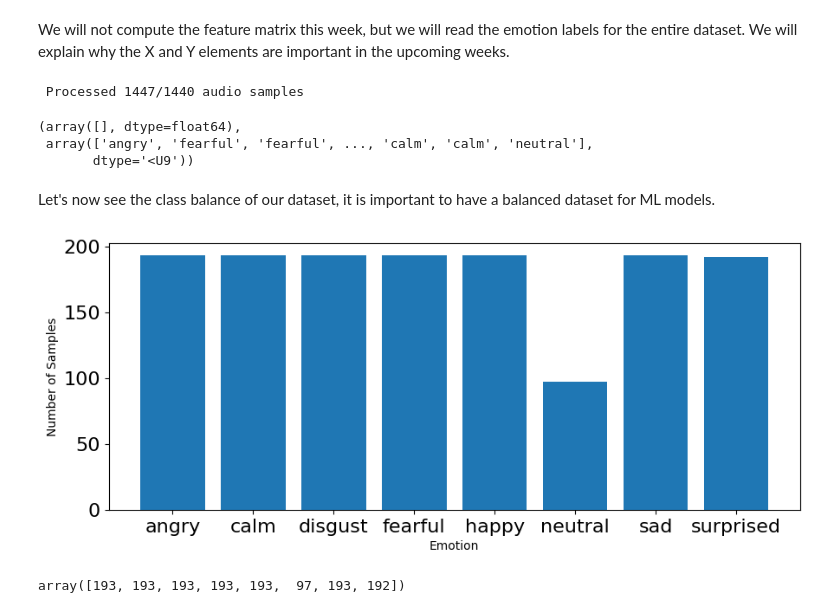
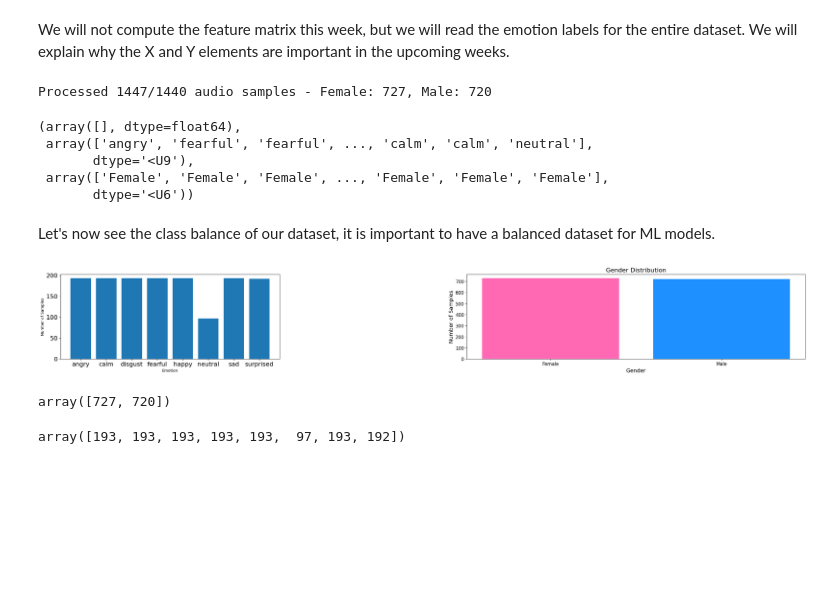
Before and after one commit to IAT-ExploringAI-2025/Week2-DataPreprocessing, a Jupyter notebook: Week 2.ipynb, the cells around one changed output. Saved outputs shown, nothing was run; the diff lists cells and outputs as text; code cells hidden in the pictures; blank space fills up the shorter version.

Commit message:
Final Notebook (emotion graph + gender balance complete)

```diff
--- a/Week 2.ipynb
+++ b/Week 2.ipynb
@@ -675,46 +675,78 @@ import os, glob
 def load_data():
     X,y=[],[]
     count = 0
+    male_count = 0
+    female_count = 0
+    gender_list = []
+
     for file in glob.glob("Audio Data/*/*.wav"):
         file_name=os.path.basename(file)
         emotion=emotions_dict[file_name.split("-")[2]]
         #features = get_features(file)
         #X.append(features)
+
+        gender_number = int(file_name.split("-")[6].replace('.wav', ''))
+
+        if gender_number % 2 == 0:  # Even -> Female
+            female_count += 1
+            gender_list.append('Female')
+        else:  # Odd -> Male
+            male_count += 1
+            gender_list.append('Male')
+
         y.append(emotion)
         count += 1
+        print(f'\rProcessed {count}/{1440} audio samples - Female: {female_count}, Male: {male_count}', end=' ')
         # '\r' + end='' results in printing over same line
-        print('\r' + f' Processed {count}/{1440} audio samples',end=' ')
+        #print('\r' + f' Processed {count}/{1440} audio samples',end=' ')
     # Return arrays to plug into sklearn's cross-validation algorithms
-    return np.array(X), np.array(y)
+    return np.array(X), np.array(y), np.array(gender_list)
 # %% [markdown]
 We will not compute the feature matrix this week, but we will read the emotion labels for the entire dataset.
 We will explain why the X and Y elements are important in the upcoming weeks.
 # %%
-features, emotions = load_data()
+features, emotions, genders = load_data()
 # %% [output]
- Processed 1447/1440 audio samples
+Processed 1447/1440 audio samples - Female: 727, Male: 720
 # %%
-features, emotions
+features, emotions, genders
 # %% [output]
 (array([], dtype=float64),
  array(['angry', 'fearful', 'fearful', ..., 'calm', 'calm', 'neutral'],
-       dtype='<U9'))
+       dtype='<U9'),
+ array(['Female', 'Female', 'Female', ..., 'Female', 'Female', 'Female'],
+       dtype='<U6'))
 # %% [markdown]
 Let's now see the class balance of our dataset, it is important to have a balanced dataset for ML models.
 # %%
-# plot emotions
+ # plot emotions
 plt.figure(figsize=(35,4))
 plt.subplot(1,3,1)
 #np.unique returns ordered list of unique elements and count of each element
 emotion_list, count = np.unique(emotions, return_counts=True)
 plt.bar(x=range(8), height=count)
 plt.xticks(ticks=range(8), labels = [emotion for emotion in emotion_list],fontsize=10)
 plt.xlabel('Emotion')
 plt.tick_params(labelsize=16)
 plt.ylabel('Number of Samples')
+
+# Plot gender distribution
+plt.subplot(1, 2, 2)
+gender_list, gender_count = np.unique(genders, return_counts=True)
+plt.bar(x=[0, 1], height=gender_count, color=['#FF69B4', '#1E90FF'])  # Pink for female, blue for male
+plt.xticks(ticks=[0, 1], labels=['Female', 'Male'], fontsize=14)
+plt.xlabel('Gender', fontsize=14)
+plt.ylabel('Number of Samples', fontsize=14)
+plt.title('Gender Distribution', fontsize=16)
+plt.tick_params(labelsize=12)
+
 plt.show()
 # %% [output]
-[figure, old version]
+[figure, new version]
+# %%
+gender_count
+# %% [output]
+array([727, 720])
 # %%
 count
 # %% [output]
```
